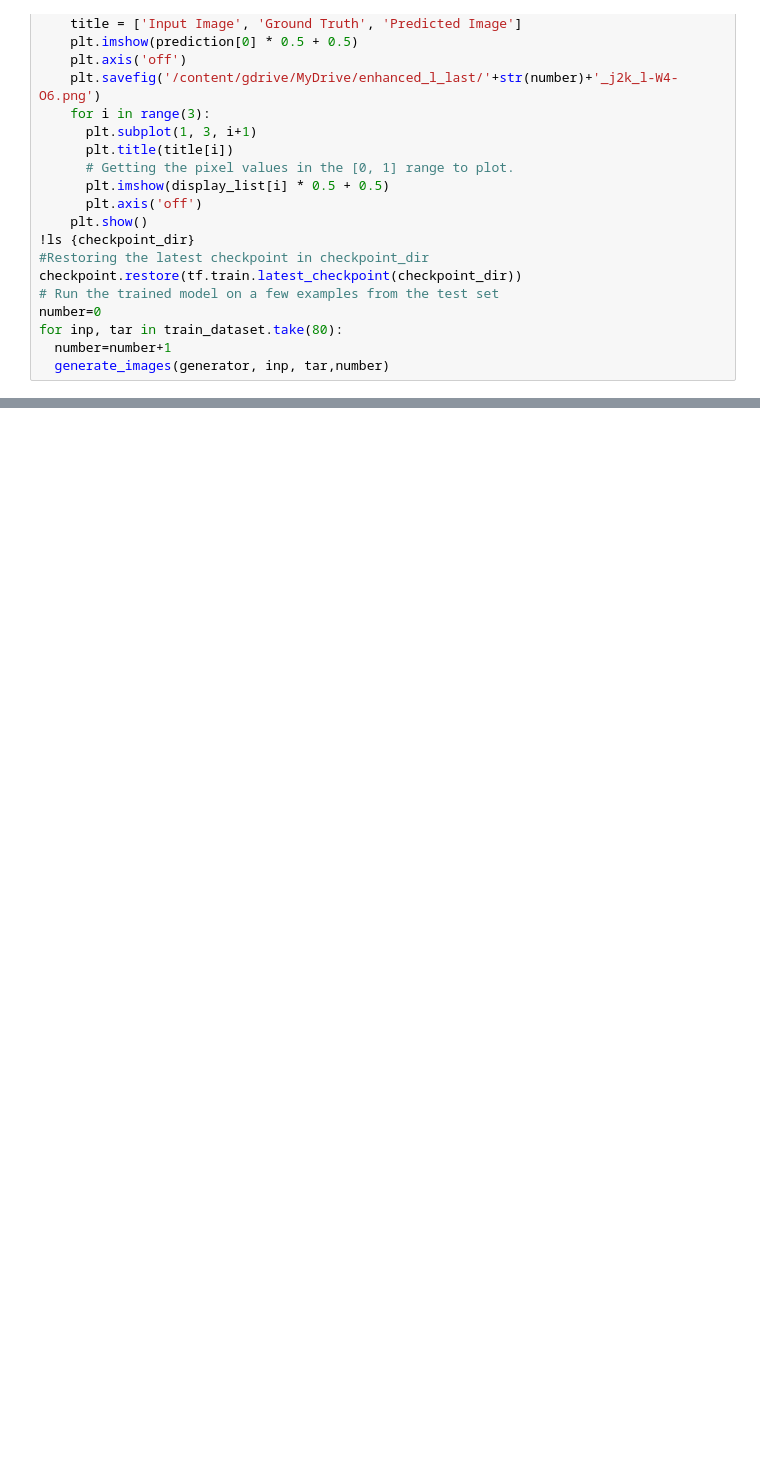
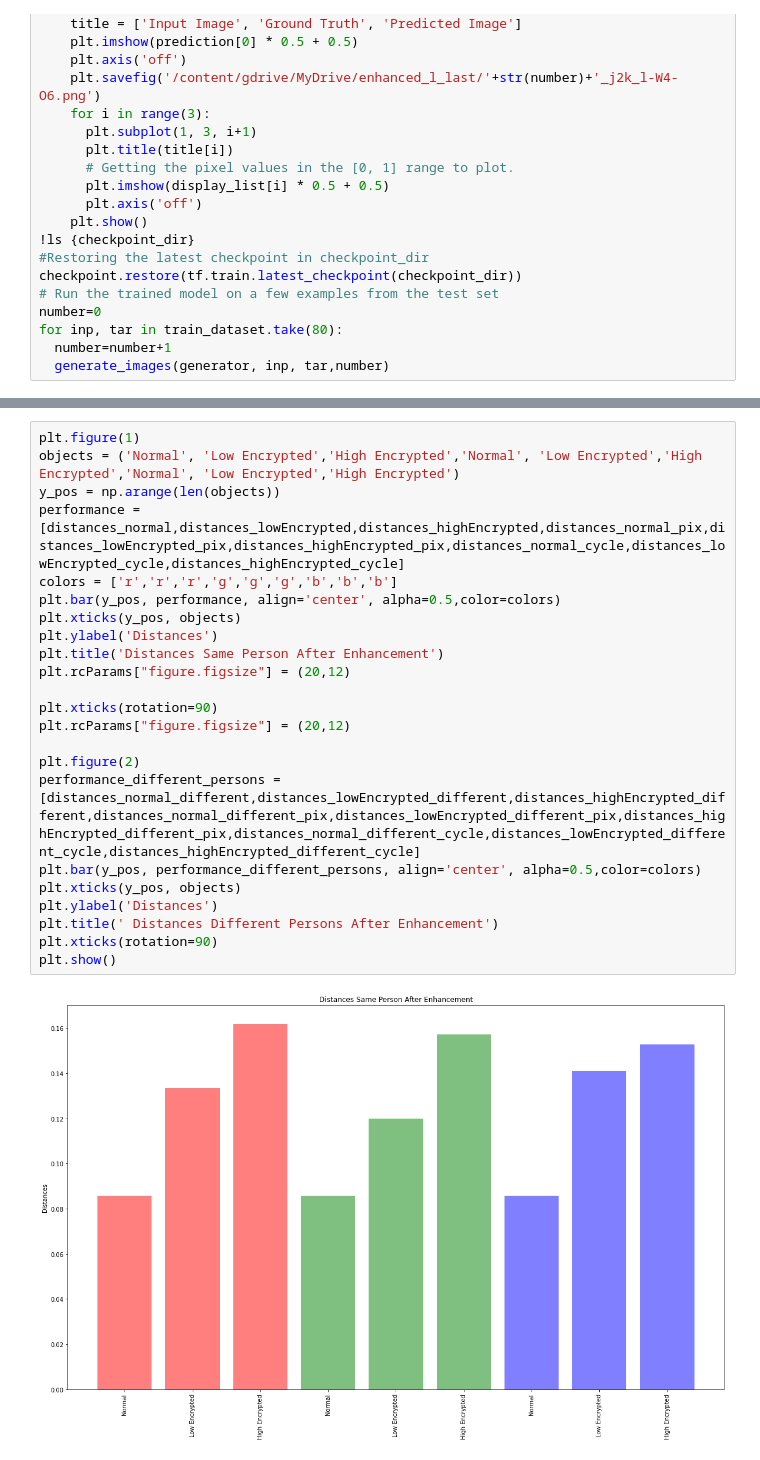
Before and after one commit to hazem-kamel/image_decryption_gan, a Jupyter notebook: Baseline_FaceRecognition.ipynb, the cells around one changed output, grey strips where cells are left out. Drawn from its saved outputs; the diff is of its cells as text; blank space fills up the shorter version.

```diff
--- a/Baseline_FaceRecognition.ipynb
+++ b/Baseline_FaceRecognition.ipynb
@@ -1231,0 +1239,25 @@ plt.show()
+# %%
+plt.figure(1)
+objects = ('Normal', 'Low Encrypted','High Encrypted','Normal', 'Low Encrypted','High Encrypted','Normal', 'Low Encrypted','High Encrypted')
+y_pos = np.arange(len(objects))
+performance = [distances_normal,distances_lowEncrypted,distances_highEncrypted,distances_normal_pix,distances_lowEncrypted_pix,distances_highEncrypted_pix,distances_normal_cycle,distances_lowEncrypted_cycle,distances_highEncrypted_cycle]
+colors = ['r','r','r','g','g','g','b','b','b']
+plt.bar(y_pos, performance, align='center', alpha=0.5,color=colors)
+plt.xticks(y_pos, objects)
+plt.ylabel('Distances')
+plt.title('Distances Same Person After Enhancement')
+plt.rcParams["figure.figsize"] = (20,12)
+
+plt.xticks(rotation=90)
+plt.rcParams["figure.figsize"] = (20,12)
+
+plt.figure(2)
+performance_different_persons = [distances_normal_different,distances_lowEncrypted_different,distances_highEncrypted_different,distances_normal_different_pix,distances_lowEncrypted_different_pix,distances_highEncrypted_different_pix,distances_normal_different_cycle,distances_lowEncrypted_different_cycle,distances_highEncrypted_different_cycle]
+plt.bar(y_pos, performance_different_persons, align='center', alpha=0.5,color=colors)
+plt.xticks(y_pos, objects)
+plt.ylabel('Distances')
+plt.title(' Distances Different Persons After Enhancement')
+plt.xticks(rotation=90)
+plt.show()
+# %% [output]
+[figure, added]
```
Also changed, not shown: parts of 12 cells of this notebook.
